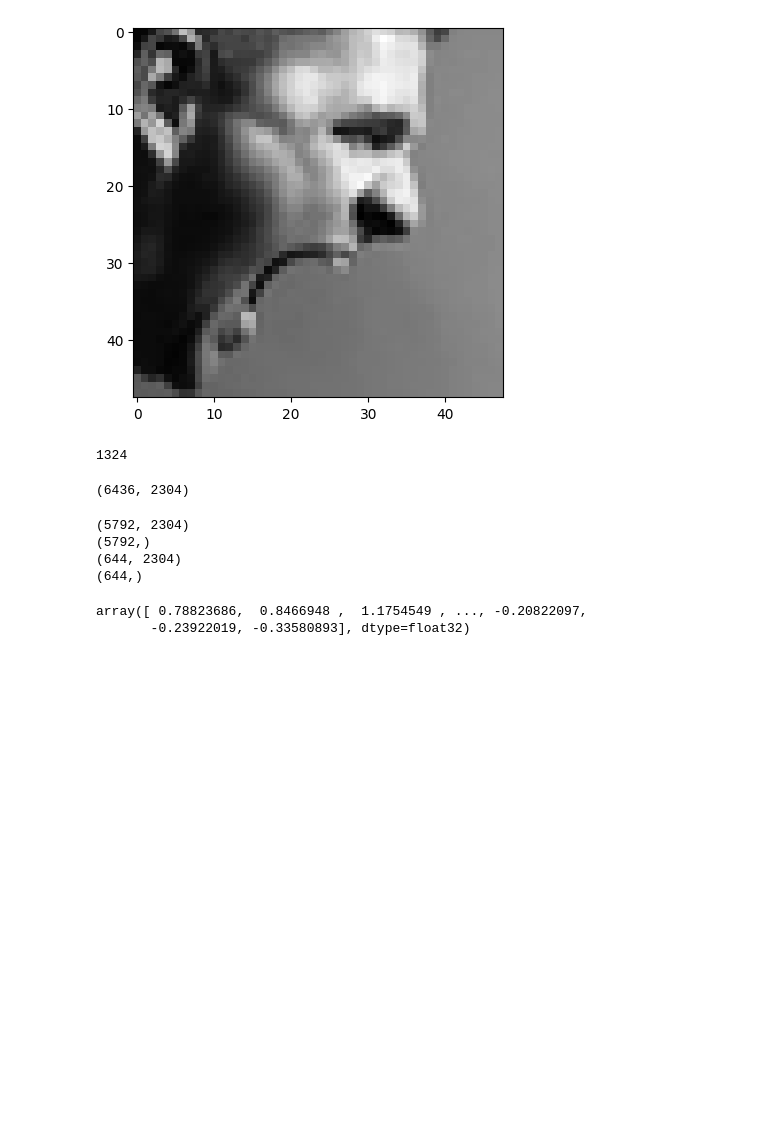
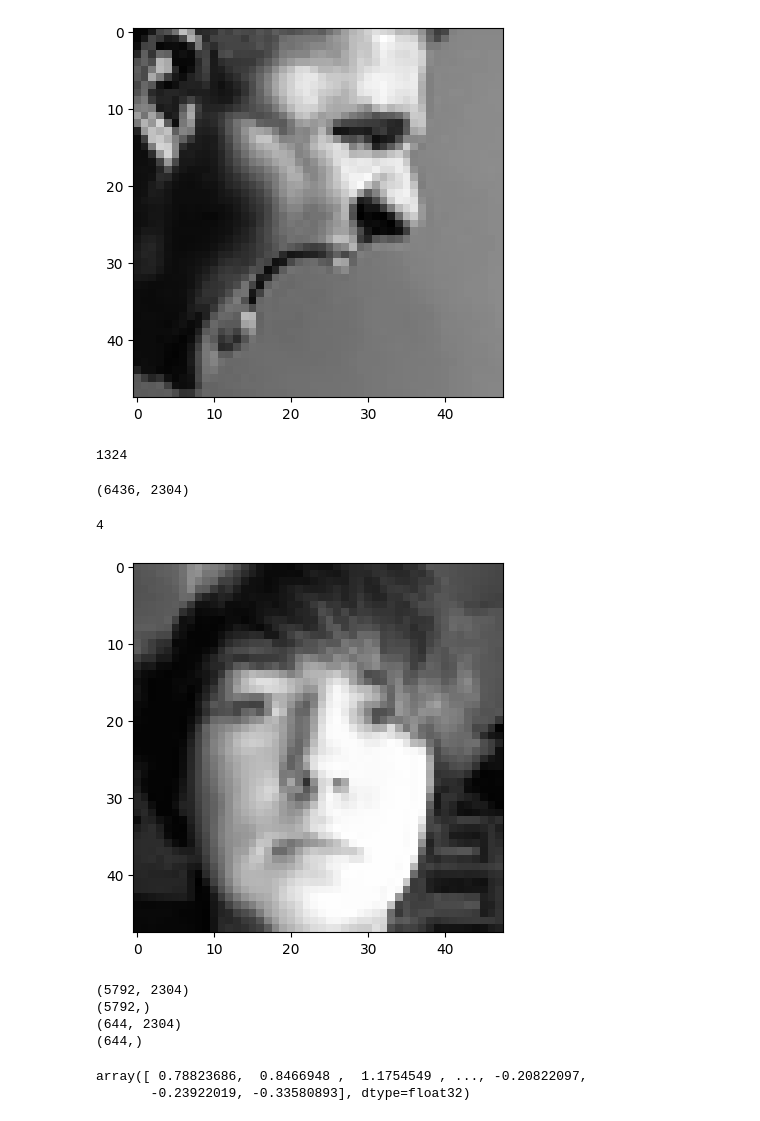
Before and after one commit to 26th-Official/Emotion-Detection, a Jupyter notebook: Emotion.ipynb, the cells around one changed output. Saved outputs shown, nothing was run; the diff lists cells and outputs as text; code cells hidden in the pictures; blank space fills up the shorter version.

```diff
--- a/Emotion.ipynb
+++ b/Emotion.ipynb
@@ -80,8 +80,11 @@ x_train.shape
 # %% [output]
 (6436, 2304)
 # %%
-print(y_train[5000])
-image_show(x_train[5000])
+print(y_train[4000])
+image_show(x_train[4000])
+# %% [output]
+4
+[figure, added]
 # %%
 x_train,x_test,y_train,y_test = train_test_split(x_train,y_train,test_size=0.1,random_state=30)
 # %%
```
Also changed, not shown: parts of 3 cells of this notebook, 1 other file.
